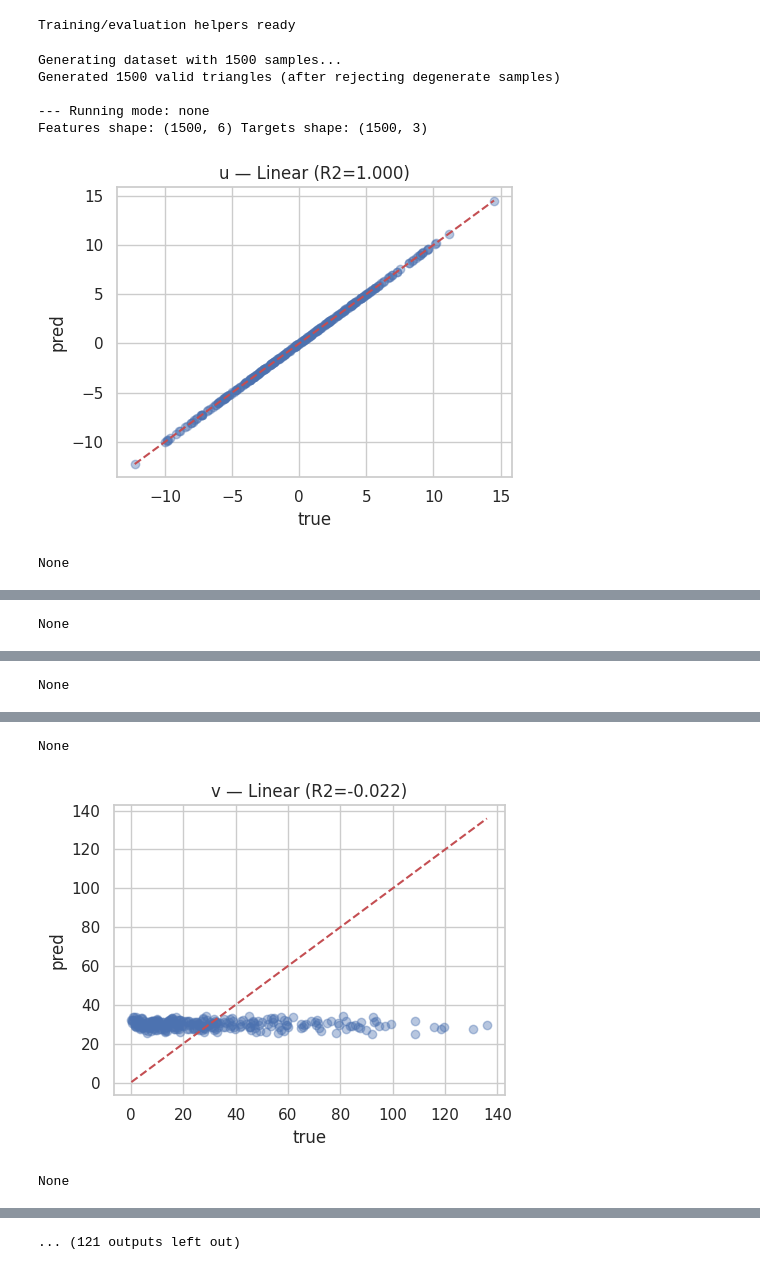
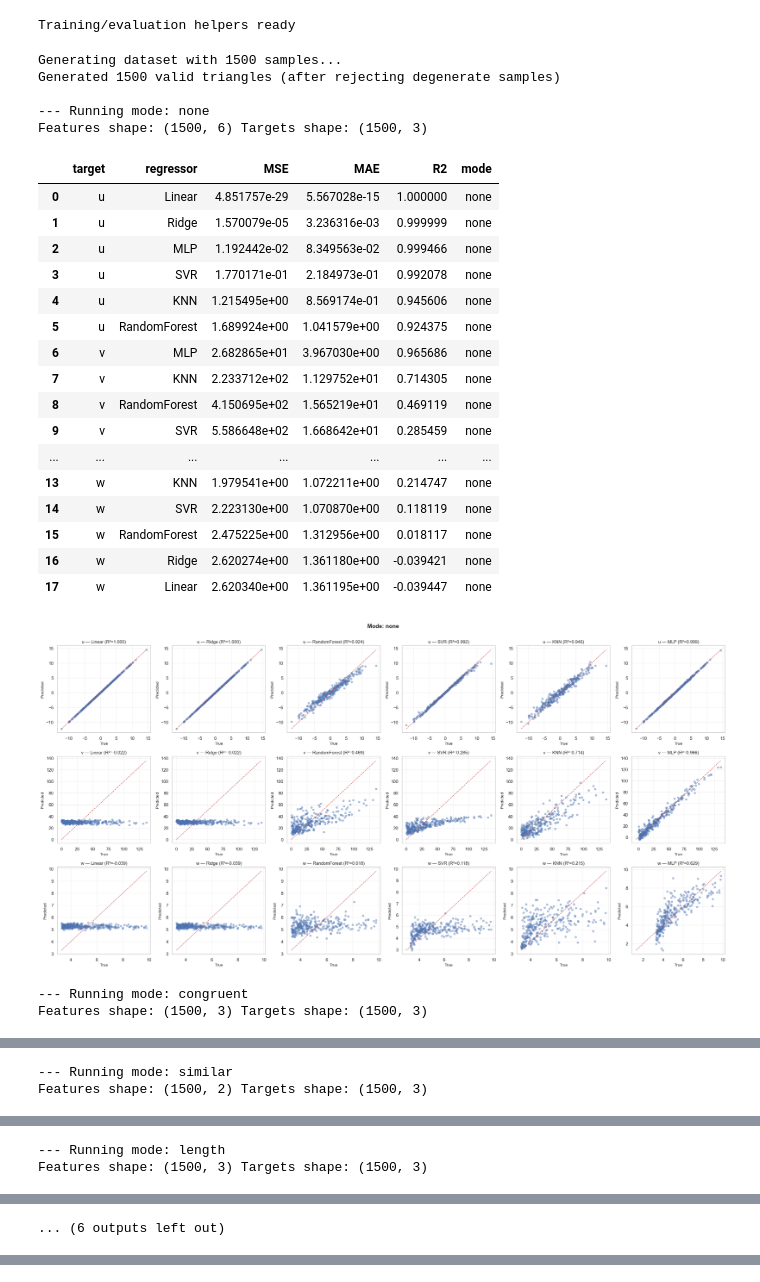
Before and after one commit to shizuo-kaji/DemoFeatureInvariance, a Jupyter notebook: colab_regression_demo.ipynb, the cells around one changed output, grey strips where cells are left out. Saved outputs shown, nothing was run; the diff lists cells and outputs as text; code cells hidden in the pictures.

Commit message:
combined plot

```diff
--- a/colab_regression_demo.ipynb
+++ b/colab_regression_demo.ipynb
@@ -139,17 +142,19 @@ def congruent_transform_row(x1,y1,x2,y2,x3,y3):
     # ensure p3 has non-negative y (flip if needed)
     if p3r[1] < 0:
         p3r[1] *= -1
-    return [0.0, 0.0, float(p2r[0]), float(p2r[1]), float(p3r[0]), float(p3r[1])]
+    return [float(p2r[0]), float(p3r[0]), float(p3r[1])]
+    #return [0.0, 0.0, float(p2r[0]), float(p2r[1]), float(p3r[0]), float(p3r[1])]
 
 def similar_transform_row(x1,y1,x2,y2,x3,y3):
     coords = congruent_transform_row(x1,y1,x2,y2,x3,y3)
     # coords are [0,0,x2,y2,x3,y3]; scale so p2 -> (1,0)
-    x2r = coords[2]
+    x2r = coords[0]
     if x2r == 0:
         s = 1.0
     else:
         s = 1.0 / x2r
-    coords_scaled = [coords[0],coords[1], coords[2]*s, coords[3]*s, coords[4]*s, coords[5]*s]
+    #coords_scaled = [coords[0],coords[1], coords[2]*s, coords[3]*s, coords[4]*s, coords[5]*s]
+    coords_scaled = [coords[1]*s, coords[2]*s]
     return coords_scaled
 
 def coords_to_length_df(df):
@@ -183,29 +188,19 @@ Preprocessing functions ready
 
 def get_features_and_targets(df, mode='none'):
     df_coords = df[['x1','y1','x2','y2','x3','y3']].copy()
+    y = df[['u','v','w']].copy()
     if mode == 'none':
         X = df_coords.copy()
-        # targets from original data
-        y = df[['u','v','w']].copy()
     elif mode == 'congruent':
         rows = df_coords.apply(lambda r: congruent_transform_row(r.x1,r.y1,r.x2,r.y2,r.x3,r.y3), axis=1)
-        X = pd.DataFrame(rows.tolist(), columns=['x1','y1','x2','y2','x3','y3'])
-        # recompute targets in transformed coords
-        y = X.apply(lambda r: pd.Series({'u': centroid_sum((r.x1,r.y1),(r.x2,r.y2),(r.x3,r.y3)),
-                                         'v': area_triangle((r.x1,r.y1),(r.x2,r.y2),(r.x3,r.y3)),
-                                         'w': sum_squared_angles((r.x1,r.y1),(r.x2,r.y2),(r.x3,r.y3))}), axis=1)
+        X = pd.DataFrame(rows.tolist())
     elif mode == 'similar':
         rows = df_coords.apply(lambda r: similar_transform_row(r.x1,r.y1,r.x2,r.y2,r.x3,r.y3), axis=1)
-        X = pd.DataFrame(rows.tolist(), columns=['x1','y1','x2','y2','x3','y3'])
-        y = X.apply(lambda r: pd.Series({'u': centroid_sum((r.x1,r.y1),(r.x2,r.y2),(r.x3,r.y3)),
-                                         'v': area_triangle((r.x1,r.y1),(r.x2,r.y2),(r.x3,r.y3)),
-                                         'w': sum_squared_angles((r.x1,r.y1),(r.x2,r.y2),(r.x3,r.y3))}), axis=1)
+        X = pd.DataFrame(rows.tolist())
     elif mode == 'length':
         X = coords_to_length_df(df)
-        y = df[['u','v','w']].copy()
     elif mode == 'angle':
         X = coords_to_angle_df(df)
-        y = df[['u','v','w']].copy()
     else:
         raise ValueError('Unknown mode: '+str(mode))
     # Drop rows with NaNs (from degenerate cases)
@@ -263,44 +291,69 @@ print('Training/evaluation helpers ready')
 # %% [output]
 Training/evaluation helpers ready
 # %%
-# Section 9 — Main runnable example (small by default)
+# Section 9 — Main runnable example
 
-# Parameters (adjust for longer runs)
 N_SAMPLES = 1500
 TEST_SIZE = 0.2
-MODES_TO_RUN = ['none','congruent','similar','length','angle']  # reduce if you want a faster run
-REGRESSORS_TO_USE = ['Linear','Ridge','RandomForest','MLP']
+MODES_TO_RUN = ['none','congruent','similar','length','angle']
+REGRESSORS_TO_USE = ['Linear','Ridge','SVR','KNN','RandomForest','MLP']
 
 print('Generating dataset with', N_SAMPLES, 'samples...')
 df = generate_triangle_dataset(n=N_SAMPLES, xmin=-10, xmax=10, ymin=-10, ymax=10, seed=1)
 print('Generated', len(df), 'valid triangles (after rejecting degenerate samples)')
 
 all_results = {}
+all_plots_data = {}  # Store prediction data for combined plotting
+
 for mode in MODES_TO_RUN:
     print('\n--- Running mode:', mode)
     X, y = get_features_and_targets(df, mode=mode)
     print('Features shape:', X.shape, 'Targets shape:', y.shape)
     Xtr, Xte, ytr, yte = train_test_split(X, y, test_size=TEST_SIZE, random_state=0)
     regs = {k:v for k,v in build_regressors().items() if k in REGRESSORS_TO_USE}
-    res = train_and_evaluate(Xtr, ytr, Xte, yte, regressors=regs, targets=['u','v','w'], out_prefix=f'results_{mode}')
+    res, predictions = train_and_evaluate(Xtr, ytr, Xte, yte, regressors=regs, targets=['u','v','w'], out_prefix=f'results_{mode}')
     res['mode'] = mode
     all_results[mode] = res
+    all_plots_data[mode] = predictions
+
+    # Display results table for this mode
     display(res.sort_values(['target','R2'], ascending=[True,False]).reset_index(drop=True))
+
+    # Create combined plot for this mode
+    plot_predictions_combined(predictions, mode, targets=['u','v','w'])
 
 # Concatenate summary table
 summary = pd.concat(all_results.values(), ignore_index=True)
 summary = summary[['mode','target','regressor','MSE','MAE','R2']]
 print('\nSummary across modes (first 20 rows):')
 display(summary.sort_values(['mode','target','R2'], ascending=[True,True,False]).head(20))
 
 # Save a CSV for download or copying to Drive
 summary.to_csv('regression_demo_summary.csv', index=False)
 print('\nSaved summary to regression_demo_summary.csv')
 # %% [output]
 Generating dataset with 1500 samples...
 Generated 1500 valid triangles (after rejecting degenerate samples)
 
 --- Running mode: none
 Features shape: (1500, 6) Targets shape: (1500, 3)
+|  | target | regressor | MSE | MAE | R2 | mode |
+| 0 | u | Linear | 4.851757e-29 | 5.567028e-15 | 1.000000 | none |
+| 1 | u | Ridge | 1.570079e-05 | 3.236316e-03 | 0.999999 | none |
+| 2 | u | MLP | 1.192442e-02 | 8.349563e-02 | 0.999466 | none |
+| 3 | u | SVR | 1.770171e-01 | 2.184973e-01 | 0.992078 | none |
+| 4 | u | KNN | 1.215495e+00 | 8.569174e-01 | 0.945606 | none |
+| 5 | u | RandomForest | 1.689924e+00 | 1.041579e+00 | 0.924375 | none |
+| 6 | v | MLP | 2.682865e+01 | 3.967030e+00 | 0.965686 | none |
+| 7 | v | KNN | 2.233712e+02 | 1.129752e+01 | 0.714305 | none |
+| 8 | v | RandomForest | 4.150695e+02 | 1.565219e+01 | 0.469119 | none |
+| 9 | v | SVR | 5.586648e+02 | 1.668642e+01 | 0.285459 | none |
+| ... | ... | ... | ... | ... | ... | ... |
+| 13 | w | KNN | 1.979541e+00 | 1.072211e+00 | 0.214747 | none |
+| 14 | w | SVR | 2.223130e+00 | 1.070870e+00 | 0.118119 | none |
+| 15 | w | RandomForest | 2.475225e+00 | 1.312956e+00 | 0.018117 | none |
+| 16 | w | Ridge | 2.620274e+00 | 1.361180e+00 | -0.039421 | none |
+| 17 | w | Linear | 2.620340e+00 | 1.361195e+00 | -0.039447 | none |
-[figure, old version]
+[figure, new version]
-None
+--- Running mode: congruent
+Features shape: (1500, 3) Targets shape: (1500, 3)
@@ -308 +378,2 @@ None
-None
+--- Running mode: similar
+Features shape: (1500, 2) Targets shape: (1500, 3)
@@ -310 +398,2 @@ None
-None
+--- Running mode: length
+Features shape: (1500, 3) Targets shape: (1500, 3)
@@ -312,3 +418 @@ None
-None
+... (6 outputs left out)
-[figure, removed]
-None
@@ -316 +418,0 @@ None
-... (121 outputs left out)
```
Also changed, not shown: parts of 4 cells of this notebook, 2 other files.
